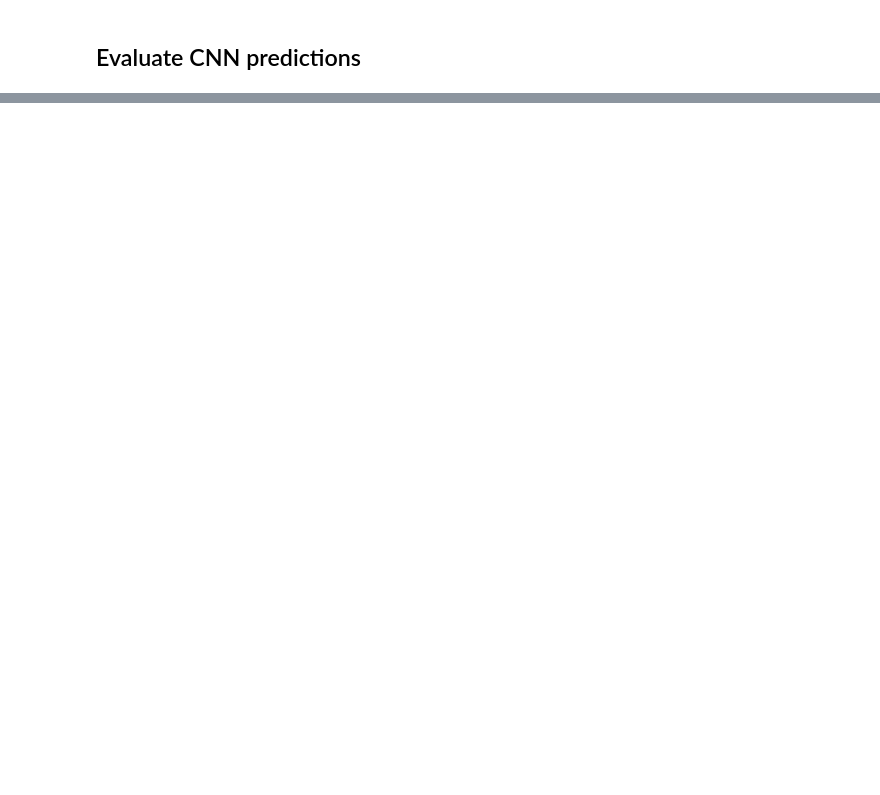
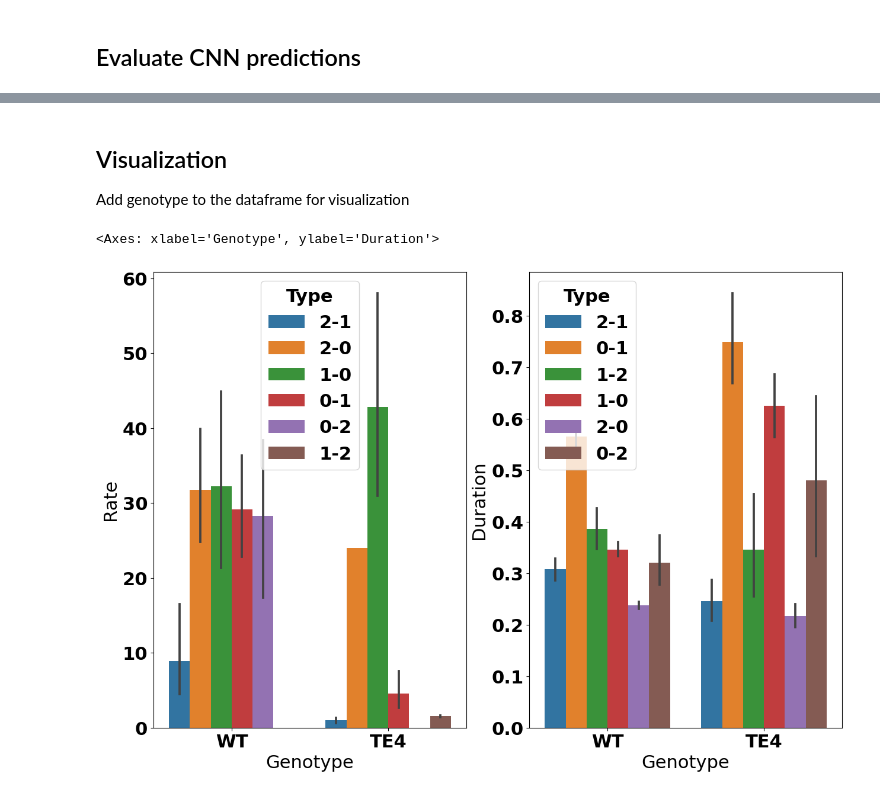
Before and after one commit to ToviTu/ML_Sleep_Scoring, a Jupyter notebook: flicker_eval.ipynb, the cells around one changed output, grey strips where cells are left out. Cells and saved outputs as stored; diff of their text form; code cells hidden in the pictures; blank space fills up the shorter version.

```diff
--- a/flicker_eval.ipynb
+++ b/flicker_eval.ipynb
@@ -245,0 +200,39 @@ Todo:
+# %% [markdown]
+## Visualization
+Add genotype to the dataframe for visualization
+# %%
+all_rates_geno = all_rates.set_index('Animal').join(dm.agg('Animal')['Genotype'])
+all_durations_geno = all_durations.set_index('Animal').join(dm.agg('Animal')['Genotype'])
+all_bout_rates_geno = all_bout_rates.set_index('Animal').join(dm.agg('Animal')['Genotype'])
+# %%
+# Based on a strong assumption
+all_rates_geno.loc[all_rates_geno.Genotype.isna(), 'Genotype'] = 'WT'
+all_durations_geno.loc[all_durations_geno.Genotype.isna(), 'Genotype'] = 'WT'
+all_bout_rates_geno.loc[all_bout_rates_geno.Genotype.isna(), 'Genotype'] = 'WT'
+# %%
+all_rates_geno.Type = all_rates_geno.Type.apply(decode)
+all_durations_geno.Type = all_durations_geno.Type.apply(decode)
+all_bout_rates_geno.Type = all_bout_rates_geno.Type.apply(decode)
+# %%
+all_bout_rates_geno.Rate *= 3600
+# %%
+fig, axs = plt.subplots(1, 2, figsize=(15,10))
+
+sns.barplot(
+    data = all_bout_rates_geno[all_bout_rates_geno['Type'] != 'None'],
+    x = 'Genotype',
+    y = 'Rate',
+    hue = 'Type',
+    ax = axs[0]
+)
+
+sns.barplot(
+    data = all_durations_geno[all_durations_geno['Type'] != 'None'],
+    x = 'Genotype',
+    y = 'Duration',
+    hue = 'Type',
+    ax = axs[1]
+)
+# %% [output]
+<Axes: xlabel='Genotype', ylabel='Duration'>
+[figure, added]
```
Also changed, not shown: parts of 39 cells of this notebook, 12 other files.
